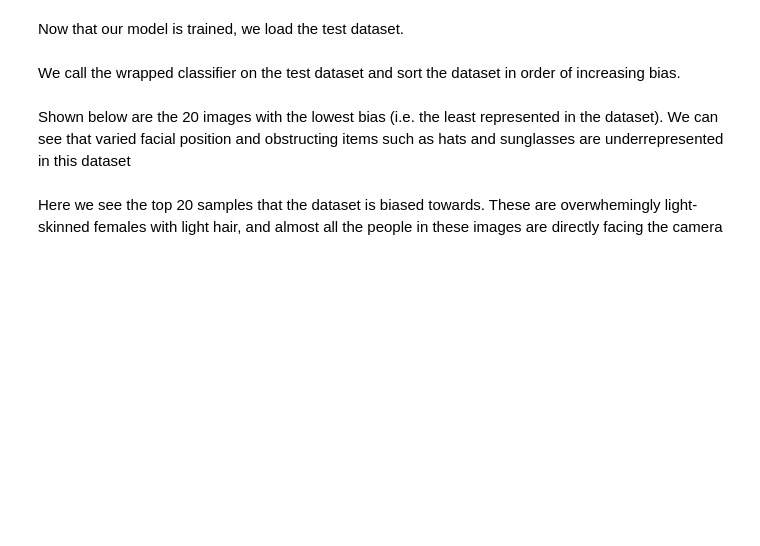
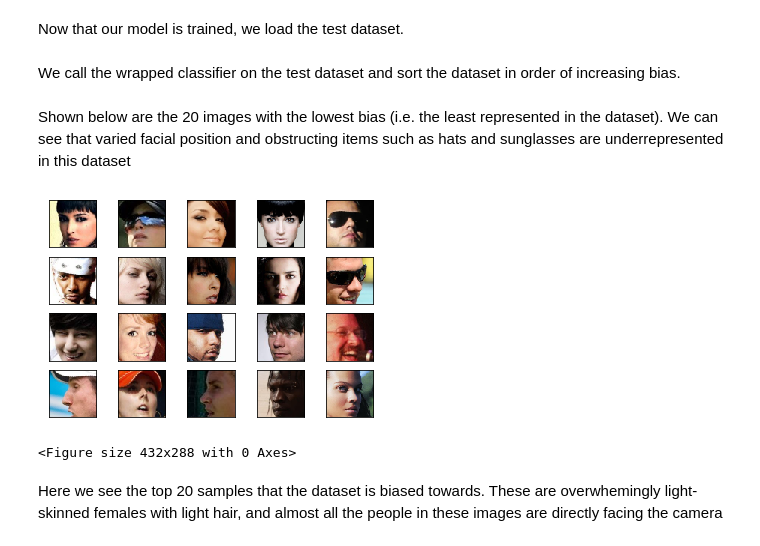
Before and after one commit to Samir-atra/capsa, a Jupyter notebook: notebooks/face_tutorial.ipynb, the cells around one changed output. Saved outputs shown, nothing was run; the diff lists cells and outputs as text; code cells hidden in the pictures; blank space fills up the shorter version.

```diff
--- a/notebooks/face_tutorial.ipynb
+++ b/notebooks/face_tutorial.ipynb
@@ -121,0 +147,17 @@ Epoch 1/6
+# %%
+if training:
+    history = wrapped_classifier.fit(
+        dataloader,
+        epochs=6,
+        batch_size=batch_size,
+        validation_data=test_dataloader,
+        callbacks=[HistogramCallback()]
+    )
+else:
+    history = wrapped_classifier.fit(
+        dataloader,
+        epochs=1,
+        batch_size=batch_size,
+        validation_data=test_dataloader,
+        callbacks=[HistogramCallback()]
+    )
@@ -121,0 +166,5 @@ Epoch 1/6
+# %%
+if training:
+    wrapped_classifier.save_weights("wrapped_model_bias_and_epistemic_shuffled_0")
+else:
+    wrapped_classifier.load_weights("wrapped_model_bias_and_epistemic_shuffled_0")
@@ -131,9 +193,11 @@ plt.imshow(test_img[0])
 # %% [markdown]
 We call the wrapped classifier on the test dataset and sort the dataset in order of increasing bias.
+# %%
+predictions, epistemic_uncertainty, biases = wrapped_classifier(test_img, softmax=True)
 # %%
-test_outs = wrapped_classifier(test_img, softmax=True)
-test_biases = np.squeeze(test_outs[1])
-
-sorted_bias_inds = np.argsort(test_biases)
-sorted_biases = np.array(test_biases[sorted_bias_inds])
+biases = np.squeeze(biases)
+sorted_bias_inds = np.argsort(biases)
+sorted_biases = np.array(biases[sorted_bias_inds])
 sorted_images = np.array(test_img[sorted_bias_inds])
+sorted_labels = np.array(test_label[sorted_bias_inds])
+sorted_predictions = np.array(predictions)[sorted_bias_inds]
@@ -157,2 +206,7 @@ plt.clf()
+# %%
+plot_k(sorted_images[:20])
+# %% [output]
+[figure, added]
+<Figure size 432x288 with 0 Axes>
 # %% [markdown]
 Here we see the top 20 samples that the dataset is biased towards. These are overwhemingly light-skinned females with light hair, and almost all the people in these images are directly facing the camera
```
Also changed, not shown: parts of 31 cells of this notebook, 8 other files.
